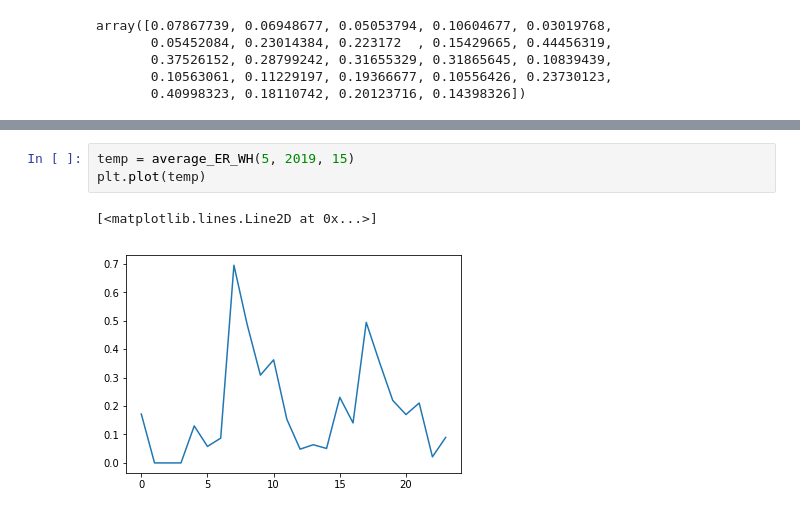
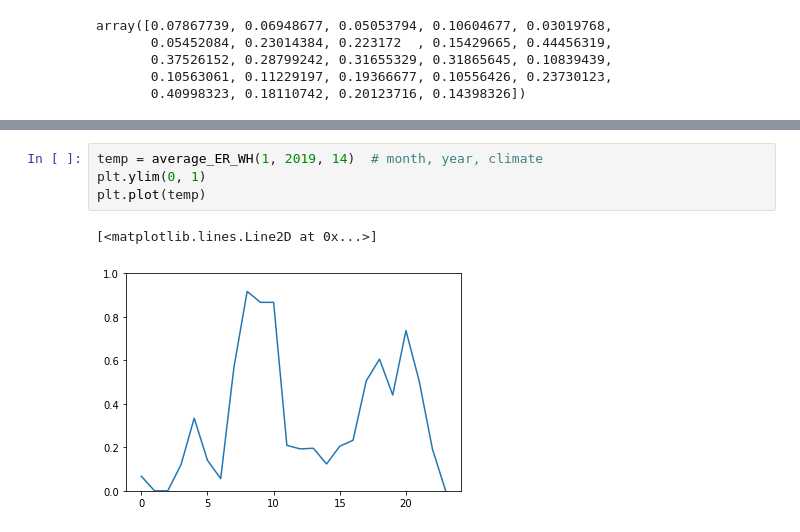
Before and after one commit to BuildingDecarb/URAP_2020, a Jupyter notebook: LoadBalanceGraphing.ipynb, the cells around one changed output, grey strips where cells are left out. Saved outputs shown, nothing was run; the diff lists cells and outputs as text.

```diff
--- a/LoadBalanceGraphing.ipynb
+++ b/LoadBalanceGraphing.ipynb
@@ -126,6 +250,7 @@ plt.plot(temp)
 # %%
-temp = average_ER_WH(5, 2019, 15)
+temp = average_ER_WH(1, 2019, 14)  # month, year, climate
+plt.ylim(0, 1)
 plt.plot(temp)
 # %% [output]
 [<matplotlib.lines.Line2D at 0x...>]
-[figure, old version]
+[figure, new version]
```
Also changed, not shown: parts of 13 cells of this notebook.
